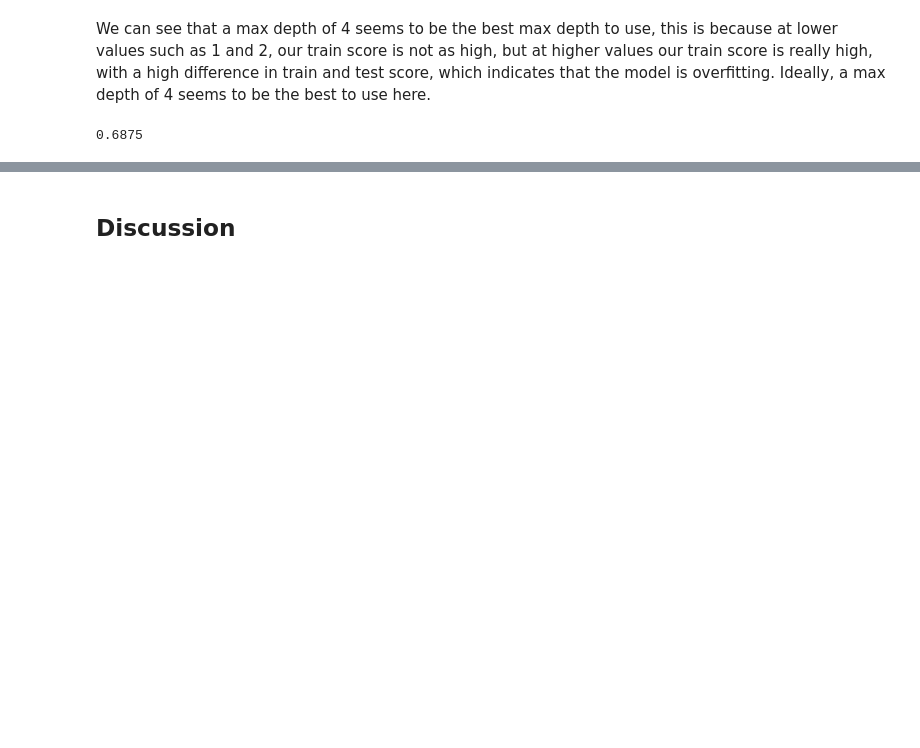
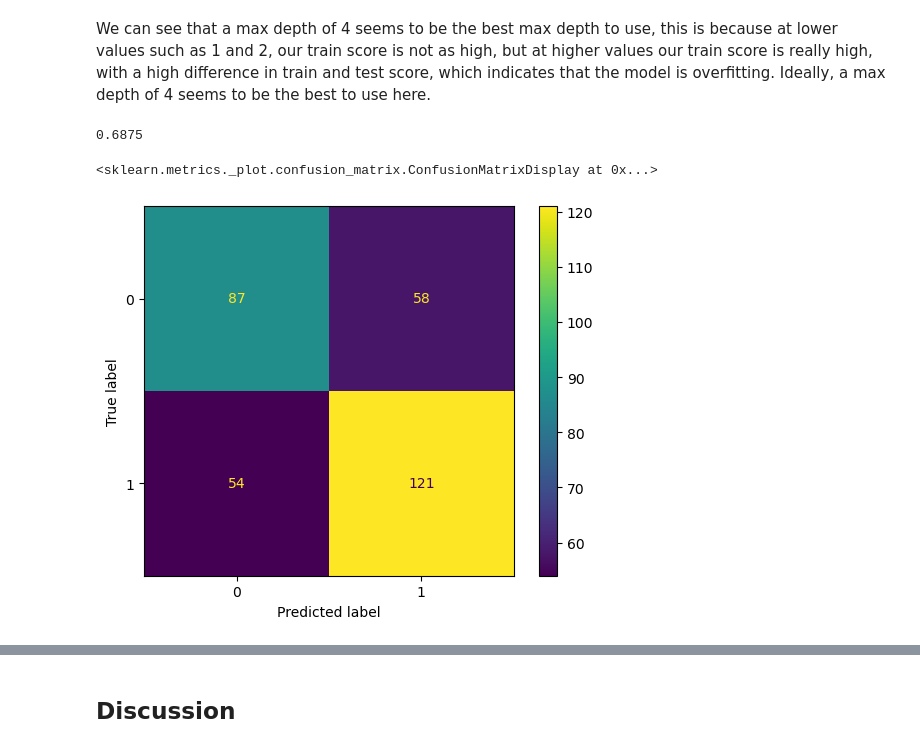
Before and after one commit to UBC-MDS/522_group_38, a Jupyter notebook: wine_quality_analysis.ipynb, the cells around one changed output, grey strips where cells are left out. Drawn from its saved outputs; the diff is of its cells as text; code cells hidden in the pictures; blank space fills up the shorter version.

```diff
--- a/wine_quality_analysis.ipynb
+++ b/wine_quality_analysis.ipynb
@@ -150,3 +167,9 @@ best_model.fit(x_train, y_train)
 best_model.score(x_test, y_test)
 # %% [output]
 0.6875
+# %%
+confmatrix = ConfusionMatrixDisplay.from_predictions(y_test, cross_val_predict(best_model, x_test, y_test))
+confmatrix
+# %% [output]
+<sklearn.metrics._plot.confusion_matrix.ConfusionMatrixDisplay at 0x...>
+[figure, added]
```
Also changed, not shown: parts of 6 cells of this notebook.
